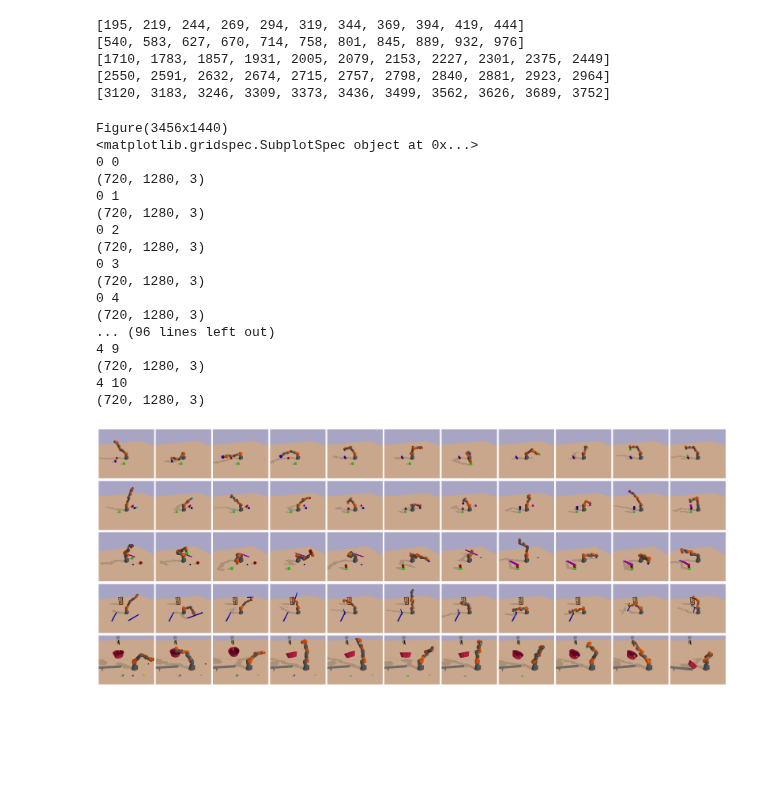
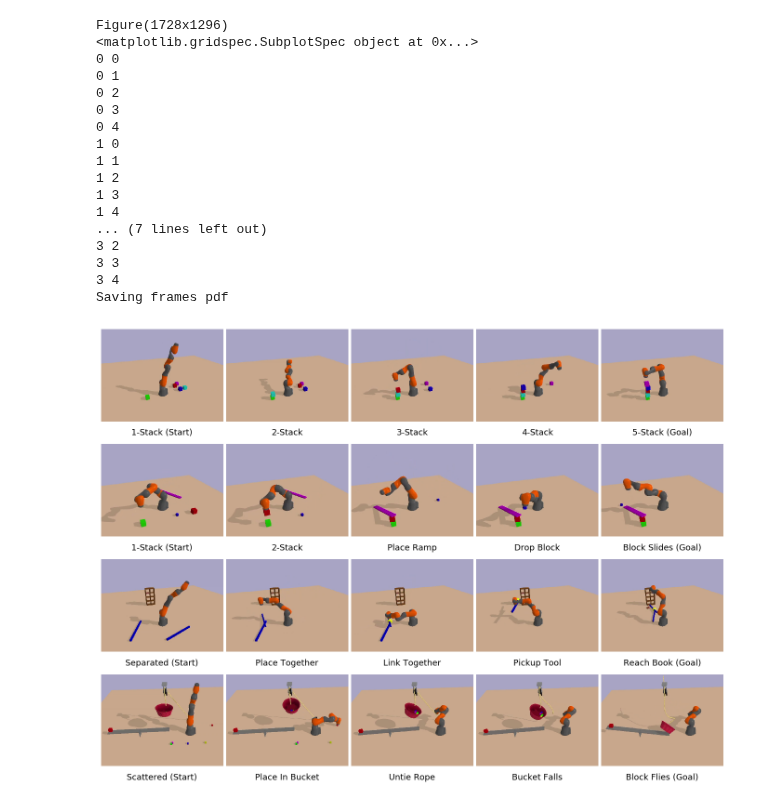
Before and after one commit to neuroailab/CuriousSamplePlanner, a Jupyter notebook: figs/Visualize Plans.ipynb, the cells around one changed output. Drawn from its saved outputs; the diff is of its cells as text; code cells hidden in the pictures; blank space fills up the shorter version.

```diff
--- a/figs/Visualize Plans.ipynb
+++ b/figs/Visualize Plans.ipynb
@@ -14,29 +14,30 @@ ball_roll_range = (57, 84.1)
 bookshelf_range = (85, 100.2)
 bucket_range = (104, 127.2)
 
-length = 11
+length = 6
 
 frames = lambda rng: [int(30*(rng[0]+((rng[1]-rng[0])*i)/float(length))) for i in range(length)]
 
-print(frames(three_stack_range))
-print(frames(five_stack_range))
-print(frames(ball_roll_range))
-print(frames(bookshelf_range))
-print(frames(bucket_range))
+# print(frames(three_stack_range))
+# print(frames(five_stack_range))
+# print(frames(ball_roll_range))
+# print(frames(bookshelf_range))
+# print(frames(bucket_range))
 
 all_frames = [
-[195, 219, 244, 269, 294, 319, 344, 369, 394, 419, 444],
-[540, 583, 627, 670, 714, 758, 801, 845, 889, 932, 976],
-[1710, 1783, 1857, 1931, 2005, 2079, 2153, 2227, 2301, 2375, 2449],
-[2550, 2591, 2632, 2674, 2715, 2757, 2798, 2840, 2881, 2923, 2964],
-[3120, 3183, 3246, 3309, 3373, 3436, 3499, 3562, 3626, 3689, 3752]
+# [195, 240, 286, 332, 378, 453],
+[540, 640, 700, 859, 980],
+[1850, 1990, 2200, 2400, 2450],
+[2550, 2702, 2860, 2930, 2990],
+[3110, 3236, 3727, 3735, 3750]
 ]
+
+labels = [
+    ["1-Stack (Start)", "2-Stack", "3-Stack", "4-Stack", "5-Stack (Goal)"],
+    ["1-Stack (Start)", "2-Stack", "Place Ramp", "Drop Block", "Block Slides (Goal)"],
+    ["Separated (Start)", "Place Together", "Link Together", "Pickup Tool", "Reach Book (Goal)"],
+    ["Scattered (Start)", "Place In Bucket", "Untie Rope", "Bucket Falls", "Block Flies (Goal)"]
+]
-# %% [output]
-[195, 219, 244, 269, 294, 319, 344, 369, 394, 419, 444]
-[540, 583, 627, 670, 714, 758, 801, 845, 889, 932, 976]
-[1710, 1783, 1857, 1931, 2005, 2079, 2153, 2227, 2301, 2375, 2449]
-[2550, 2591, 2632, 2674, 2715, 2757, 2798, 2840, 2881, 2923, 2964]
-[3120, 3183, 3246, 3309, 3373, 3436, 3499, 3562, 3626, 3689, 3752]
 # %%
 # Read the video from specified path
 cam = cv2.VideoCapture("./CSP.mp4")
@@ -53,7 +54,7 @@ except OSError:
 # frame
 currentframe = 0
 
-fig = plt.figure(figsize = (48, 20))
+fig = plt.figure(figsize = (24, 18))
 print(fig)
 gs1 = gridspec.GridSpec(len(all_frames), len(all_frames[0]))
 gs1.update(wspace=0.025, hspace=0.05)
@@ -65,52 +66,49 @@ for time in range(0, 4000):
     ret, frame = cam.read()
     gs_index = 0
     for i, sub_frames in enumerate(all_frames):
         for j, aframe in enumerate(sub_frames):
             if(aframe == time):
                 print(i, j)
                 # writing the extracted images
         #         cv2.imwrite(name, frame)
                 frame = cv2.cvtColor(frame, cv2.COLOR_BGR2RGB)
                 ax = plt.subplot(gs1[gs_index])
                 plt.axis('off')
                 ax.set_xticklabels([])
                 ax.set_yticklabels([])
                 ax.set_xticks([])
                 ax.set_yticks([])
-                print(frame.shape)
-                if(i!=4):
-                    ax.imshow(frame[0:600, 300:980, :])
+                if(i!=3):
+                    ax.imshow(frame[0:515, 300:980, :])
                 else:
-                    ax.imshow(frame[50:650, 400:1080, :])
+                    ax.imshow(frame[0:900, 140:1100, :])
+                ax.text(0.5,-0.15, labels[i][j], size=18, ha="center", transform=ax.transAxes)
+
 
             gs_index+=1
 
-
-
-
-
 cam.release()
 cv2.destroyAllWindows()
-
-pp = PdfPages('frames.pdf')
+print("Saving frames pdf")
+pp = PdfPages('test_frame.pdf')
 fig = plt.gcf()
 pp.savefig(fig)
 # %% [output]
-Figure(3456x1440)
+Figure(1728x1296)
 <matplotlib.gridspec.SubplotSpec object at 0x...>
 0 0
-(720, 1280, 3)
 0 1
-(720, 1280, 3)
 0 2
-(720, 1280, 3)
 0 3
-(720, 1280, 3)
 0 4
-(720, 1280, 3)
-... (96 lines left out)
-4 9
-(720, 1280, 3)
-4 10
-(720, 1280, 3)
+1 0
+1 1
+1 2
+1 3
+1 4
+... (7 lines left out)
+3 2
+3 3
+3 4
+Saving frames pdf
-[figure, old version]
+[figure, new version]
```
Also changed, not shown: 4 other files.
